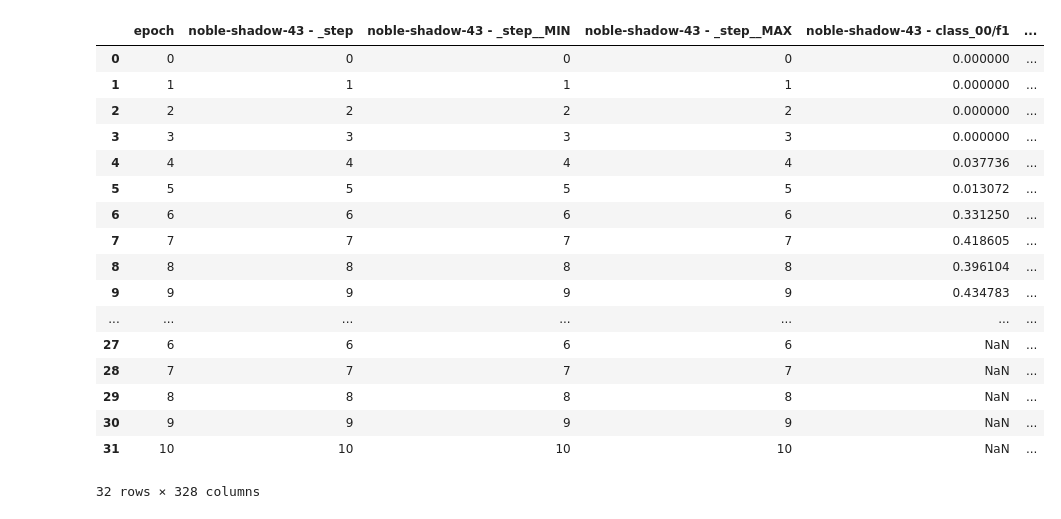
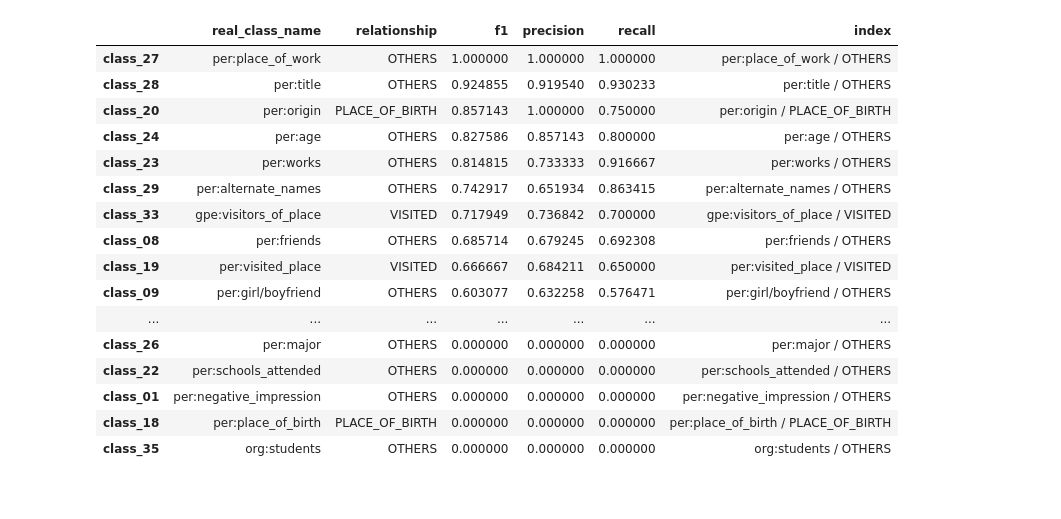
Before and after one commit to murilobellatini/RelNetCare, a Jupyter notebook: reports/dialog-re-visualize-bert-class-performance.ipynb, the cells around one changed output. Drawn from its saved outputs; the diff is of its cells as text; code cells hidden in the pictures.

```diff
--- a/reports/dialog-re-visualize-bert-class-performance.ipynb
+++ b/reports/dialog-re-visualize-bert-class-performance.ipynb
@@ -29,6 +32,7 @@ classes = {
     "16": "per:siblings",
     "17": "per:spouse",
     "18": "per:place_of_residence",
+    "19": "per:place_of_birth",
     "20": "per:visited_place",
     "21": "per:origin",
     "22": "per:employee_or_member_of",
@@ -60,6 +64,7 @@ relationship_mapping = {
     'per:origin': 'PLACE_OF_BIRTH',  # assuming origin refers to the place of birth
     'per:employee_or_member_of': 'MEMBER_OF',
     'per:date_of_birth': 'PLACE_OF_BIRTH',  # date_of_birth would usually be an attribute, not a relationship, but I'm assuming you want it mapped to place_of_birth here
+    'per:place_of_birth': 'PLACE_OF_BIRTH',  # date_of_birth would usually be an attribute, not a relationship, but I'm assuming you want it mapped to place_of_birth here
     'per:pet': 'PET',
     'gpe:residents_of_place': 'PLACE_OF_RESIDENCE',  # assuming this refers to people residing in a place
     'gpe:visitors_of_place': 'VISITED',  # assuming this refers to people who visited a place
@@ -156,51 +161,52 @@ df2['class_id'] = df2.index.map(extract_class_id)
 # map the class_id to the real class names and create a new column 'real_class_name'
 df2['real_class_name'] = df2['class_id'].map(classes)
 
 # drop the 'class_id' column as it's not needed anymore
 df2.drop('class_id', axis=1, inplace=True)
 
 
 # Add a new column 'relationship' to df2
 df2['relationship'] = df2['real_class_name'].map(lambda x: relationship_mapping.get(x, 'OTHERS'))
 
 df2 = df2[['real_class_name', 'relationship', 'f1', 'precision', 'recall']]
 
 df2 = df2.sort_values(['f1'], ascending=[False])
 
 df2['index'] = df2.apply(lambda row: f"{row['real_class_name']} / {row['relationship']}", axis=1)
 
 df2 = df2.sort_values('f1', ascending=False)
 
 
 if class_filter == 'OTHERS':
   mask = df2['relationship'] == 'OTHERS'
   tmp = df2[mask]
 elif class_filter == 'RELEVANT':
   mask = df2['relationship'] != 'OTHERS'
   tmp = df2[mask]
 elif class_filter == 'FULL':
   tmp = df2
 else:
   raise Exception('This is not a valid value for `class_filter`')
+
+df2
 # %% [output]
-|  | epoch | noble-shadow-43 - _step | noble-shadow-43 - _step__MIN | noble-shadow-43 - _step__MAX | noble-shadow-43 - class_00/f1 | ... |
-| 0 | 0 | 0 | 0 | 0 | 0.000000 | ... |
-| 1 | 1 | 1 | 1 | 1 | 0.000000 | ... |
-| 2 | 2 | 2 | 2 | 2 | 0.000000 | ... |
-| 3 | 3 | 3 | 3 | 3 | 0.000000 | ... |
-| 4 | 4 | 4 | 4 | 4 | 0.037736 | ... |
-| 5 | 5 | 5 | 5 | 5 | 0.013072 | ... |
-| 6 | 6 | 6 | 6 | 6 | 0.331250 | ... |
-| 7 | 7 | 7 | 7 | 7 | 0.418605 | ... |
-| 8 | 8 | 8 | 8 | 8 | 0.396104 | ... |
-| 9 | 9 | 9 | 9 | 9 | 0.434783 | ... |
+|  | real_class_name | relationship | f1 | precision | recall | index |
+| class_27 | per:place_of_work | OTHERS | 1.000000 | 1.000000 | 1.000000 | per:place_of_work / OTHERS |
+| class_28 | per:title | OTHERS | 0.924855 | 0.919540 | 0.930233 | per:title / OTHERS |
+| class_20 | per:origin | PLACE_OF_BIRTH | 0.857143 | 1.000000 | 0.750000 | per:origin / PLACE_OF_BIRTH |
+| class_24 | per:age | OTHERS | 0.827586 | 0.857143 | 0.800000 | per:age / OTHERS |
+| class_23 | per:works | OTHERS | 0.814815 | 0.733333 | 0.916667 | per:works / OTHERS |
+| class_29 | per:alternate_names | OTHERS | 0.742917 | 0.651934 | 0.863415 | per:alternate_names / OTHERS |
+| class_33 | gpe:visitors_of_place | VISITED | 0.717949 | 0.736842 | 0.700000 | gpe:visitors_of_place / VISITED |
+| class_08 | per:friends | OTHERS | 0.685714 | 0.679245 | 0.692308 | per:friends / OTHERS |
+| class_19 | per:visited_place | VISITED | 0.666667 | 0.684211 | 0.650000 | per:visited_place / VISITED |
+| class_09 | per:girl/boyfriend | OTHERS | 0.603077 | 0.632258 | 0.576471 | per:girl/boyfriend / OTHERS |
 | ... | ... | ... | ... | ... | ... | ... |
-| 27 | 6 | 6 | 6 | 6 | NaN | ... |
-| 28 | 7 | 7 | 7 | 7 | NaN | ... |
-| 29 | 8 | 8 | 8 | 8 | NaN | ... |
-| 30 | 9 | 9 | 9 | 9 | NaN | ... |
-| 31 | 10 | 10 | 10 | 10 | NaN | ... |
+| class_26 | per:major | OTHERS | 0.000000 | 0.000000 | 0.000000 | per:major / OTHERS |
+| class_22 | per:schools_attended | OTHERS | 0.000000 | 0.000000 | 0.000000 | per:schools_attended / OTHERS |
+| class_01 | per:negative_impression | OTHERS | 0.000000 | 0.000000 | 0.000000 | per:negative_impression / OTHERS |
+| class_18 | per:place_of_birth | PLACE_OF_BIRTH | 0.000000 | 0.000000 | 0.000000 | per:place_of_birth / PLACE_OF_BIRTH |
+| class_35 | org:students | OTHERS | 0.000000 | 0.000000 | 0.000000 | org:students / OTHERS |
-32 rows × 328 columns
 # %%
 print(df2.mean(numeric_only=True))
 
```
Also changed, not shown: parts of 2 cells of this notebook, 3 other files.
